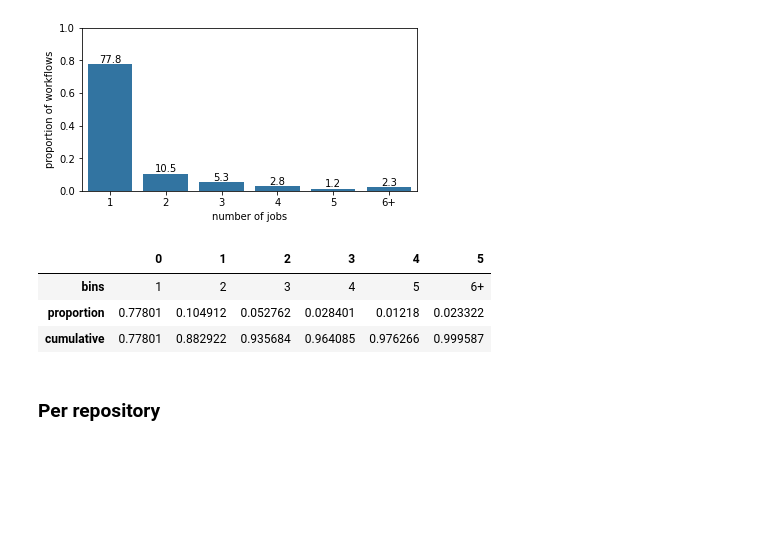
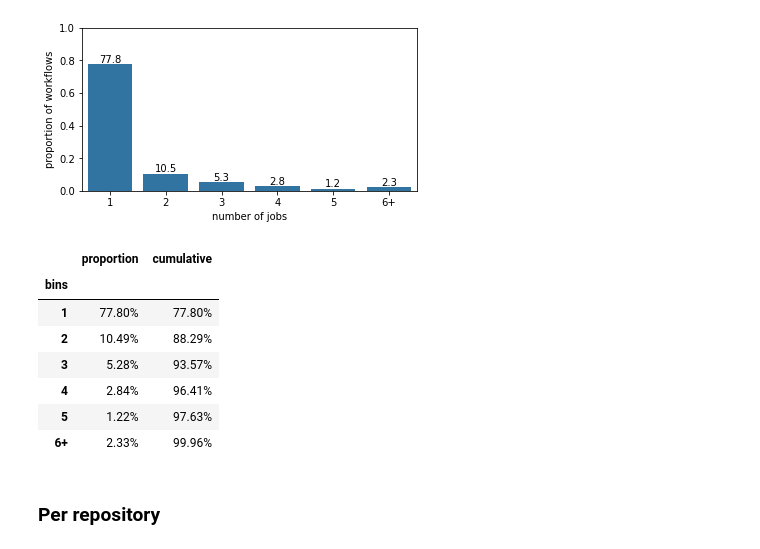
Before and after one commit to AlexandreDecan/secos-gha, a Jupyter notebook: notebooks/Data exploration.ipynb, the cells around one changed output. Saved outputs shown, nothing was run; the diff lists cells and outputs as text; code cells hidden in the pictures; blank space fills up the shorter version.

```diff
--- a/notebooks/Data exploration.ipynb
+++ b/notebooks/Data exploration.ipynb
@@ -565,17 +574,23 @@ ax.set(
 # %%
 (
     data
     .assign(bins=lambda d: pd.cut(d.jobs, bins, labels=labels, right=False))
-    .groupby('bins', as_index=False, sort=False)
+    .groupby('bins', as_index=True, sort=False)
     .agg({'proportion': 'sum'})
     .assign(cumulative=lambda d: d.proportion.cumsum())
-    .T
+
+    .style
+    .format('{:.2%}', subset=['proportion', 'cumulative'])
 )
 # %% [output]
-|  | 0 | 1 | 2 | 3 | 4 | 5 |
-| bins | 1 | 2 | 3 | 4 | 5 | 6+ |
-| proportion | 0.77801 | 0.104912 | 0.052762 | 0.028401 | 0.01218 | 0.023322 |
-| cumulative | 0.77801 | 0.882922 | 0.935684 | 0.964085 | 0.976266 | 0.999587 |
+|  | proportion | cumulative |
+| bins |  |  |
+| 1 | 77.80% | 77.80% |
+| 2 | 10.49% | 88.29% |
+| 3 | 5.28% | 93.57% |
+| 4 | 2.84% | 96.41% |
+| 5 | 1.22% | 97.63% |
+| 6+ | 2.33% | 99.96% |
 # %% [markdown]
 ### Per repository
 # %%
```
Also changed, not shown: parts of 24 cells of this notebook, 2 other files.
